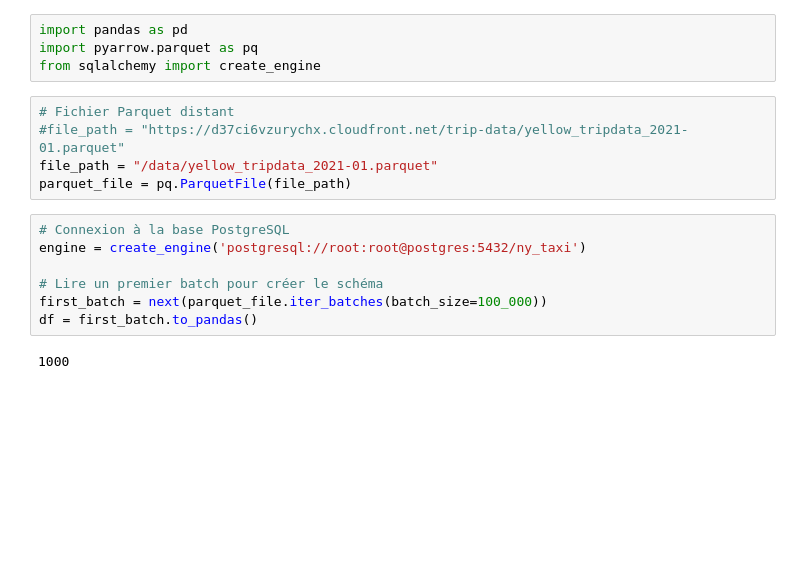
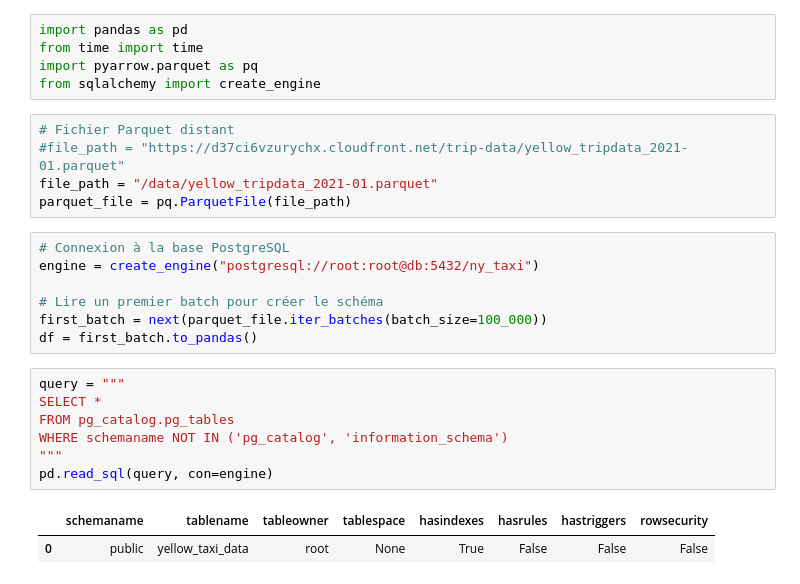
Before and after one commit to MoussaInc/ny_taxi_docker, a Jupyter notebook: notebook/df_ny_yellow_taxi.ipynb, the cells around one changed output. Cells and saved outputs as stored; diff of their text form; blank space fills up the shorter version.

```diff
--- a/notebook/df_ny_yellow_taxi.ipynb
+++ b/notebook/df_ny_yellow_taxi.ipynb
@@ -1,5 +1,6 @@
 # %%
 import pandas as pd
+from time import time
 import pyarrow.parquet as pq
 from sqlalchemy import create_engine
 # %%
@@ -9,13 +10,21 @@ file_path = "/data/yellow_tripdata_2021-01.parquet"
 parquet_file = pq.ParquetFile(file_path)
 # %%
 # Connexion à la base PostgreSQL
-engine = create_engine('postgresql://root:root@postgres:5432/ny_taxi')
+engine = create_engine("postgresql://root:root@db:5432/ny_taxi")
 
 # Lire un premier batch pour créer le schéma
 first_batch = next(parquet_file.iter_batches(batch_size=100_000))
 df = first_batch.to_pandas()
-# %% [output]
-1000
+# %%
+query = """
+SELECT *
+FROM pg_catalog.pg_tables
+WHERE schemaname NOT IN ('pg_catalog', 'information_schema')
+"""
+pd.read_sql(query, con=engine)
+# %% [output]
+|  | schemaname | tablename | tableowner | tablespace | hasindexes | hasrules | hastriggers | rowsecurity |
+| 0 | public | yellow_taxi_data | root | None | True | False | False | False |
 # %%
 # Traitement des dates
 df['tpep_pickup_datetime'] = pd.to_datetime(df['tpep_pickup_datetime'])
```
Also changed, not shown: parts of 2 cells of this notebook, 5 other files.
